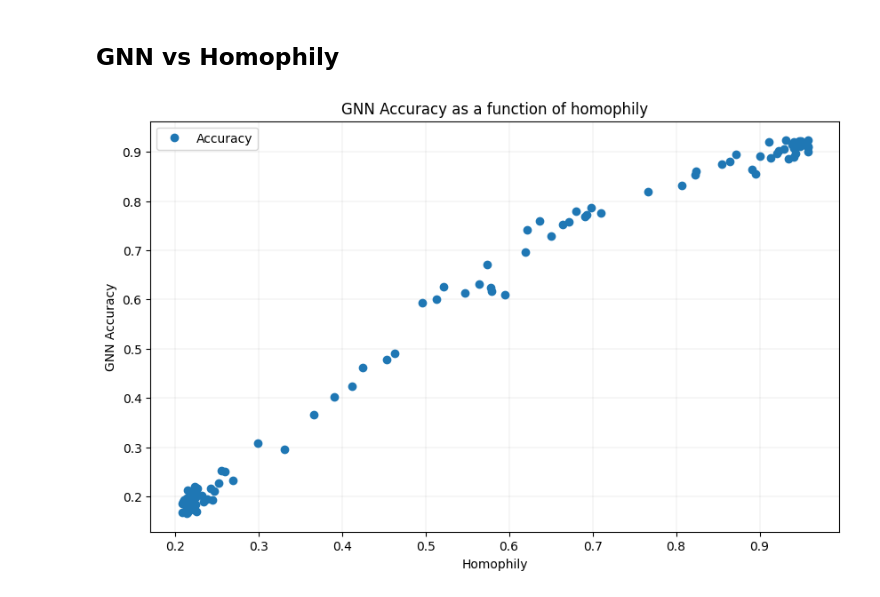
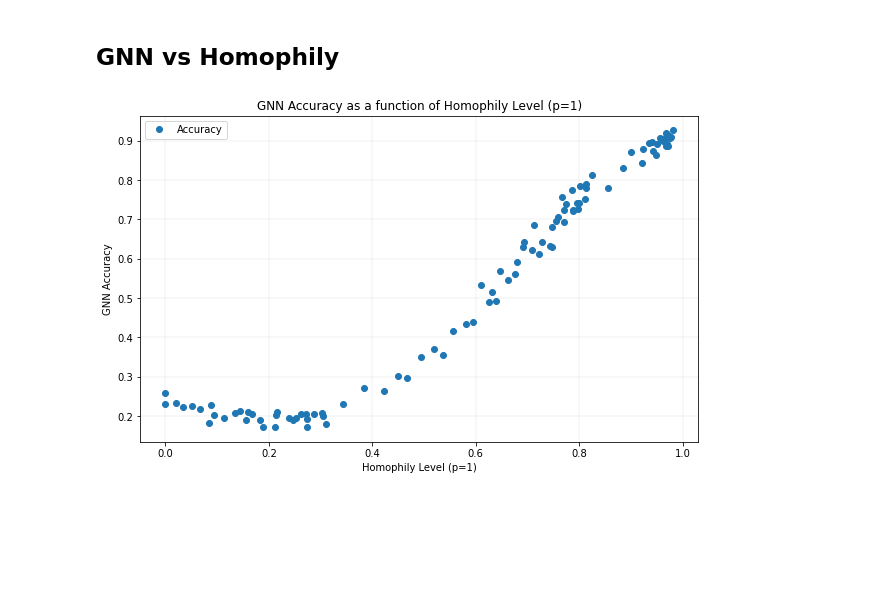
Before and after one commit to jr419/Homophily_Analysis, a Jupyter notebook: Homophily.ipynb, the cells around one changed output. Saved outputs shown, nothing was run; the diff lists cells and outputs as text; code cells hidden in the pictures; blank space fills up the shorter version.

```diff
--- a/Homophily.ipynb
+++ b/Homophily.ipynb
@@ -1194,6 +1177,3 @@ def calculate_homophily(g_list):
   for g in tqdm(g_list):
     h_list.append(class_homophily(g))
   return h_list
-# %%
-g_list, acc_list, mean_spl_list, mean_intra_spl_list = run_full_simulation(g,k=1,extreme_scale = 10)
-h_list = calculate_homophily(g_list)
@@ -1275,9 +1252,9 @@ def plot_test_gnn_vs_homophily(g_list,acc_list,p = 1):
   fig = plt.figure(figsize=(10,6))
   ax = fig.add_subplot(111)
   ax.grid(color='gray', linestyle='-', linewidth=0.1)
-  ax.set_xlabel(f'Homophily Level')
+  ax.set_xlabel(f'Homophily Level (p={p})')
   ax.set_ylabel('GNN Accuracy')
-  ax.set_title('GNN Accuracy as a function of homophily')
+  ax.set_title(f'GNN Accuracy as a function of Homophily Level (p={p})')
 
   ax.plot(h_list,acc_list,'o',label='Accuracy')
 
@@ -1314,7 +1291,7 @@ def plot_test_gnn_vs_spl(spl_list,acc_list):
 
   return
 
-def plot_homophily_degree(g0_list,p=p):
+def plot_homophily_degree(g0_list,p=1):
   """
   Plot the mean and max degree of the nodes in the graph, as a function of the homophily of the graphs produced.
 
@@ -1335,7 +1312,7 @@ def plot_homophily_degree(g0_list,p=p):
   fig = plt.figure(figsize=(10,6))
   ax = fig.add_subplot(111)
   ax.grid(color='gray', linestyle='-', linewidth=0.1)
-  ax.set_xlabel(f'Homophily Level (p={p})'
+  ax.set_xlabel(f'Homophily Level (p={p})')
   ax.set_ylabel('Mean degree')
   ax.set_title(f'Mean degree as a function of homophily (p={p})')
 
@@ -1588,2 +1559,7 @@ plot_homophily_degree(g1_list)
+# %%
+g1_list = torch.load('g1_list')
+mean_spl_list1 = torch.load('mean_spl_list1')
+mean_intra_spl_list1 = torch.load('mean_intra_spl_list1')
+acc_list1 = torch.load('acc_list1')
 # %% [markdown]
 ## GNN vs Homophily
@@ -1599,3 +1565,0 @@ for g in g1_list:
-# %%
-h_list1 = torch.load('h_list1_extreme_full')
-acc_list1 = torch.load('acc_list1_extreme_full')
@@ -1602,4 +1568,4 @@ acc_list1 = torch.load('acc_list1_extreme_full')
 # %%
-plot_test_gnn_vs_homophily(h_list1,acc_list1)
+plot_test_gnn_vs_homophily(g1_list,acc_list1)
 # %% [output]
-[figure, old version]
+[figure, new version]
```
Also changed, not shown: parts of 32 cells of this notebook.
